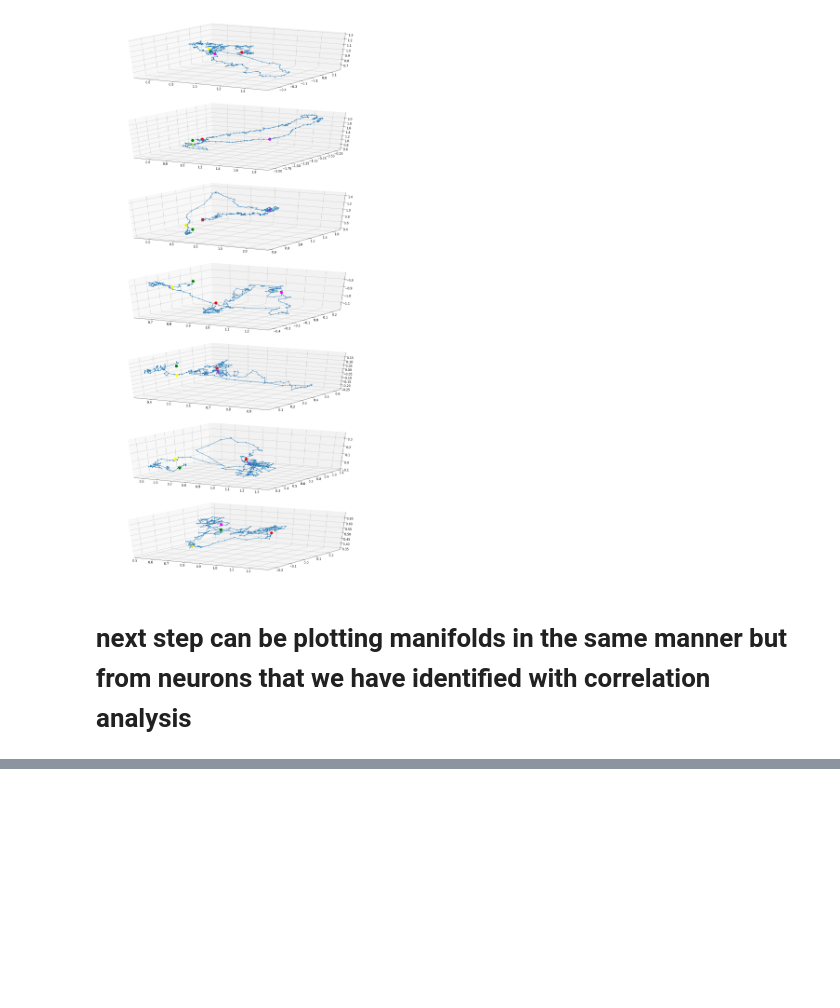
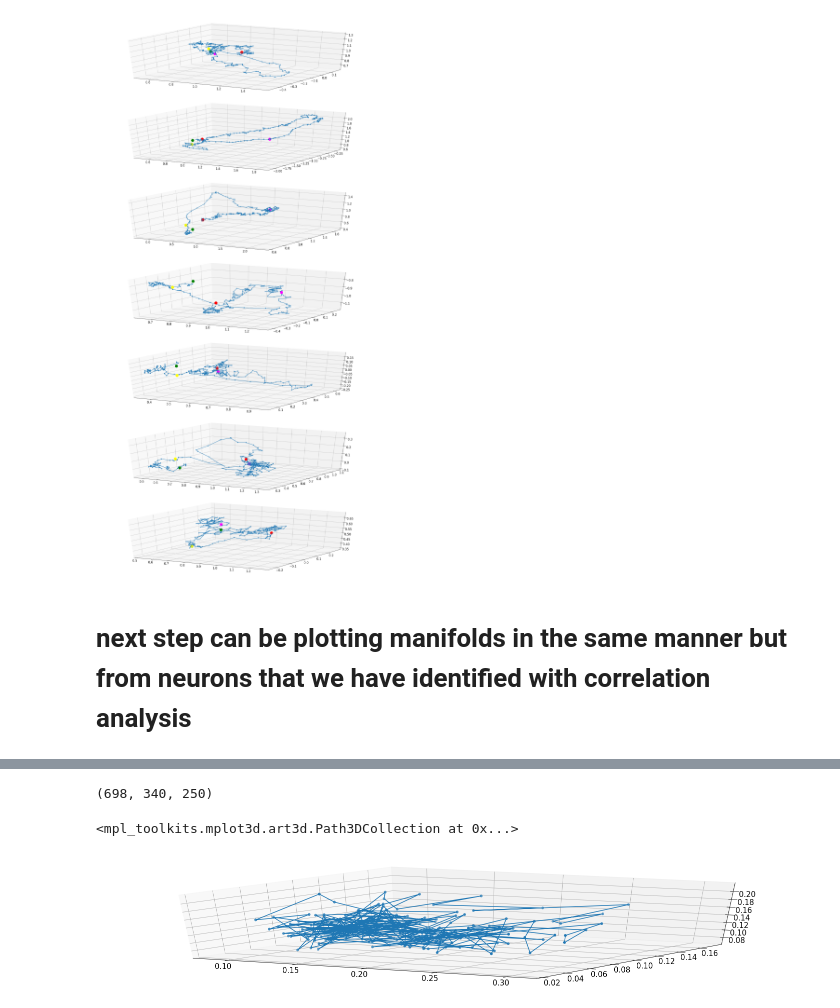
Before and after one commit to SaraMati/NMA, a Jupyter notebook: Visualize_Steinmetz.ipynb, the cells around one changed output, grey strips where cells are left out. Cells and saved outputs as stored; diff of their text form; code cells hidden in the pictures; blank space fills up the shorter version.

Commit message:
add subnetworks

```diff
--- a/Visualize_Steinmetz.ipynb
+++ b/Visualize_Steinmetz.ipynb
@@ -305,0 +320,31 @@ for j in range(len(lowD_PC)):
+# %%
+def get_cellIDs(subnetworks,row):
+    subnetwork1 = subnetworks.loc[row,'Cell_IDs']
+    subnetwork1 = subnetwork1.replace('\r\n','')
+    subnetwork1 = subnetwork1.replace('[','')
+    subnetwork1 = subnetwork1.replace(']','')
+    subnetwork1 = [int(i) for i in subnetwork1.split()]
+    #print(type(subnetwork1))
+    #len(subnetwork1)
+    return subnetwork1
+# %%
+subnetwork1 = get_cellIDs(subnetworks,5)
+# %%
+dat[0]['spks'].shape
+# %% [output]
+(698, 340, 250)
+# %%
+PC_subnetwork = get_PCs(dat[1]['spks'][subnetwork1,:,:])
+# %%
+lowD_PC_subnetwork = PC_subnetwork[:3,:,:].mean(axis=1)
+# %%
+fig = plt.figure()
+ax = fig.add_subplot(111, projection='3d')
+x = lowD_PC_subnetwork[0,:]
+y = lowD_PC_subnetwork[1,:]
+z = lowD_PC_subnetwork[2,:]
+ax.plot3D(x, y, z)
+ax.scatter3D(x, y, z)
+# %% [output]
+<mpl_toolkits.mplot3d.art3d.Path3DCollection at 0x...>
+[figure, added]
```
Also changed, not shown: parts of 3 cells of this notebook, 1 other file.
